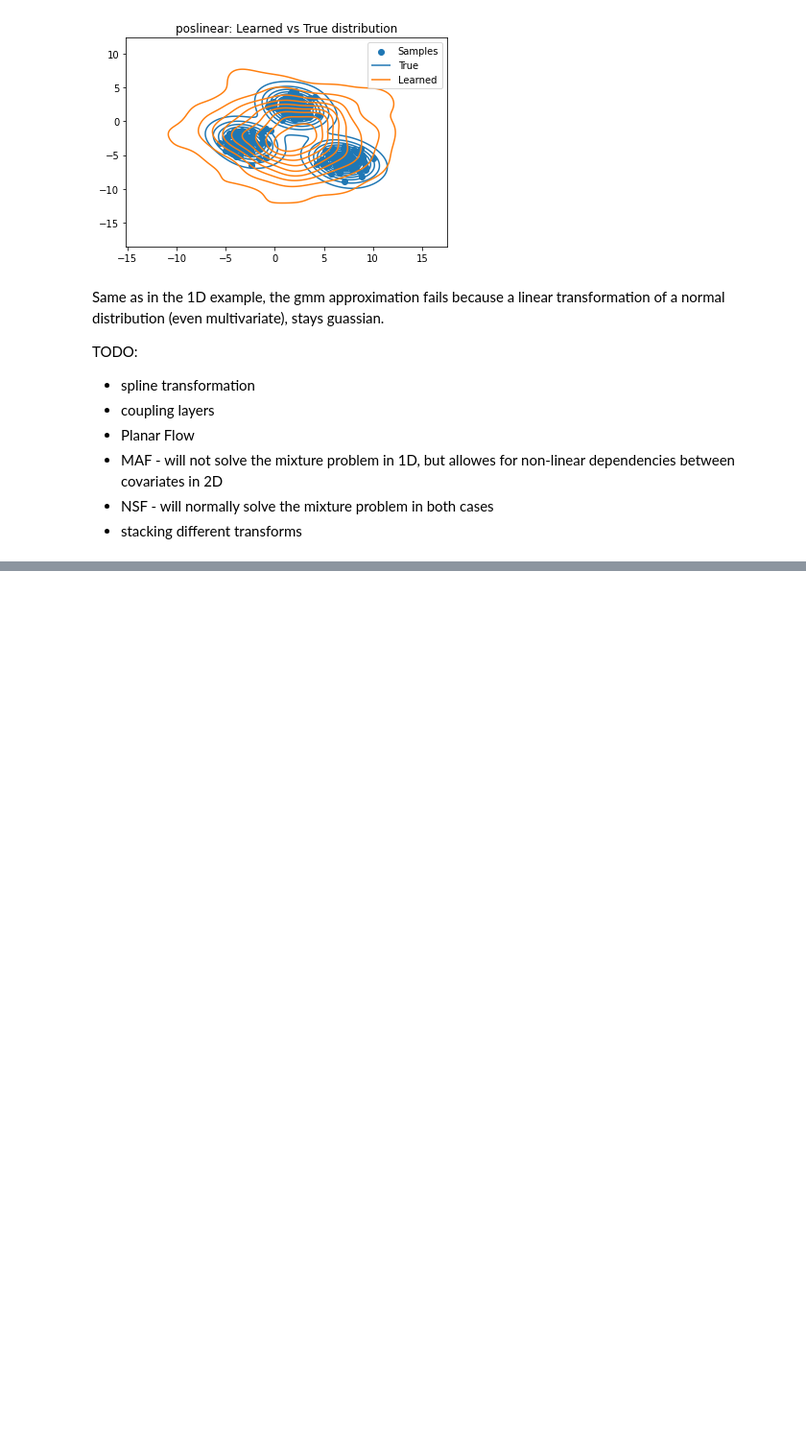
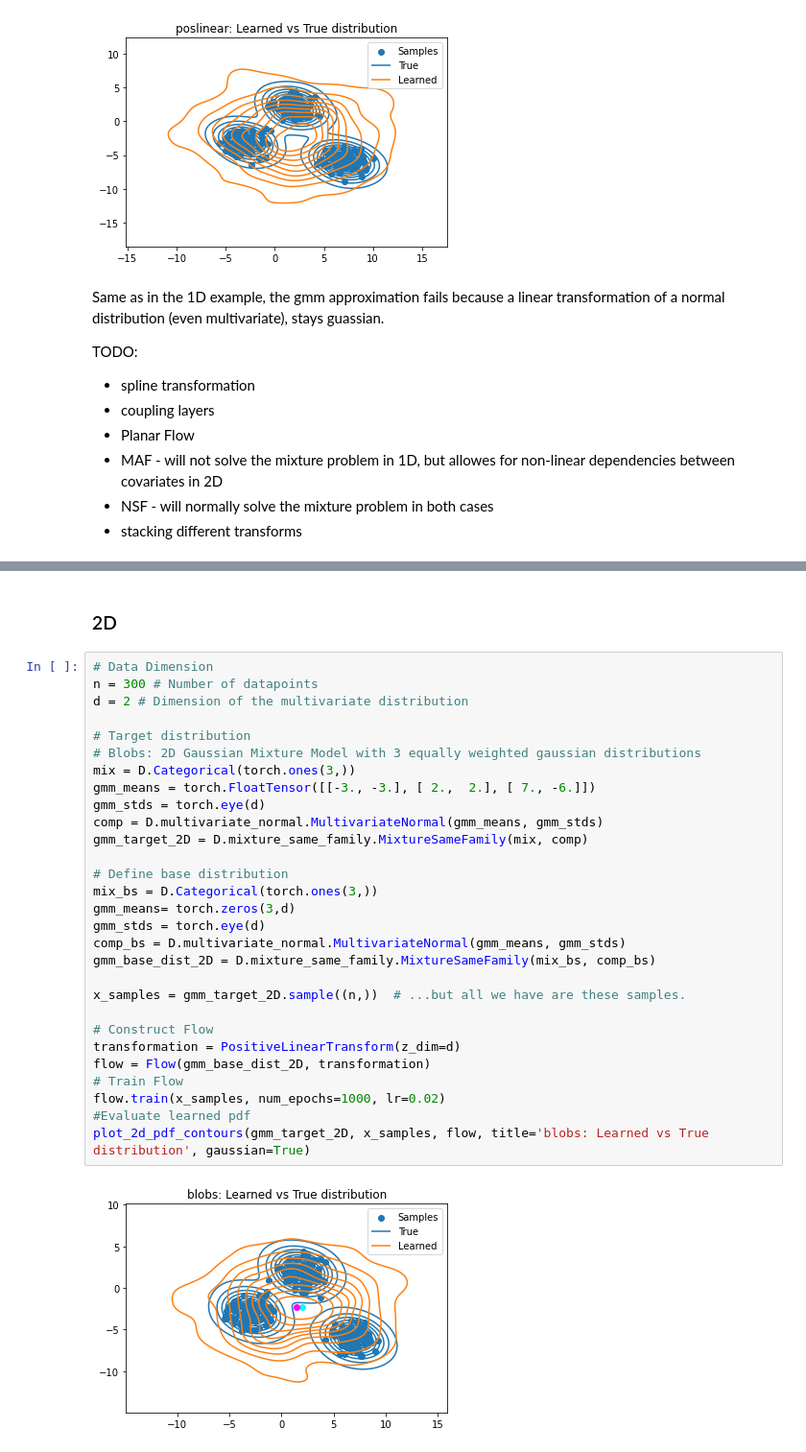
Before and after one commit to JuliaLinhart/NormalizingFlows, a Jupyter notebook: toy_example.ipynb, the cells around one changed output, grey strips where cells are left out. Shown at 96% size. Cells and saved outputs as stored; diff of their text form; blank space fills up the shorter version.

```diff
--- a/toy_example.ipynb
+++ b/toy_example.ipynb
@@ -178,0 +216,33 @@ TODO:
+# %% [markdown]
+### 2D
+# %%
+# Data Dimension
+n = 300 # Number of datapoints
+d = 2 # Dimension of the multivariate distribution
+
+# Target distribution
+# Blobs: 2D Gaussian Mixture Model with 3 equally weighted gaussian distributions
+mix = D.Categorical(torch.ones(3,))
+gmm_means = torch.FloatTensor([[-3., -3.], [ 2.,  2.], [ 7., -6.]])
+gmm_stds = torch.eye(d)
+comp = D.multivariate_normal.MultivariateNormal(gmm_means, gmm_stds)
+gmm_target_2D = D.mixture_same_family.MixtureSameFamily(mix, comp)
+
+# Define base distribution
+mix_bs = D.Categorical(torch.ones(3,))
+gmm_means= torch.zeros(3,d)
+gmm_stds = torch.eye(d)
+comp_bs = D.multivariate_normal.MultivariateNormal(gmm_means, gmm_stds)
+gmm_base_dist_2D = D.mixture_same_family.MixtureSameFamily(mix_bs, comp_bs)
+
+x_samples = gmm_target_2D.sample((n,))  # ...but all we have are these samples.
+
+# Construct Flow
+transformation = PositiveLinearTransform(z_dim=d)
+flow = Flow(gmm_base_dist_2D, transformation)
+# Train Flow
+flow.train(x_samples, num_epochs=1000, lr=0.02)
+#Evaluate learned pdf
+plot_2d_pdf_contours(gmm_target_2D, x_samples, flow, title='blobs: Learned vs True distribution', gaussian=True)
+# %% [output]
+[figure, added]
```
Also changed, not shown: parts of 7 cells of this notebook.
